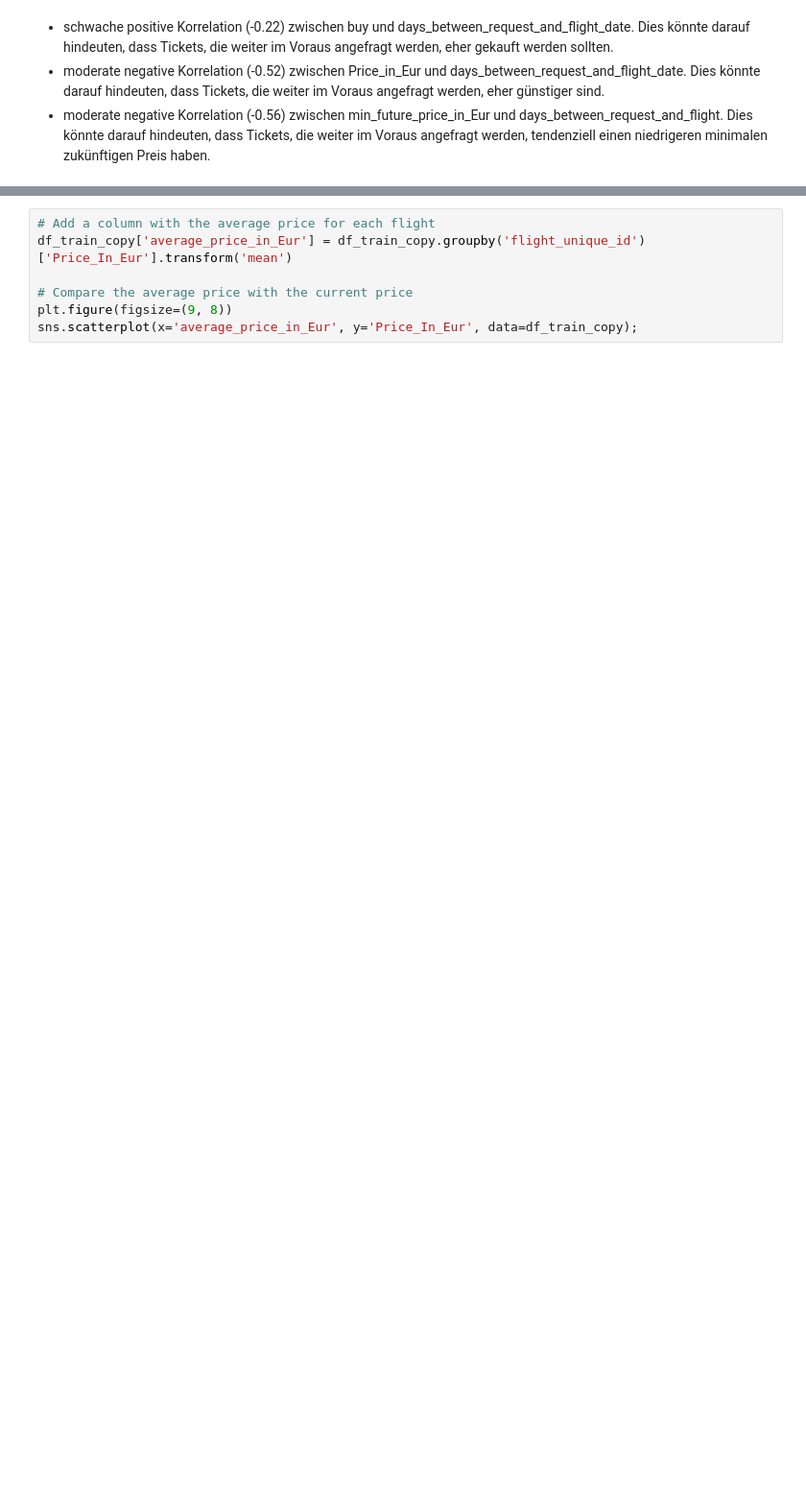
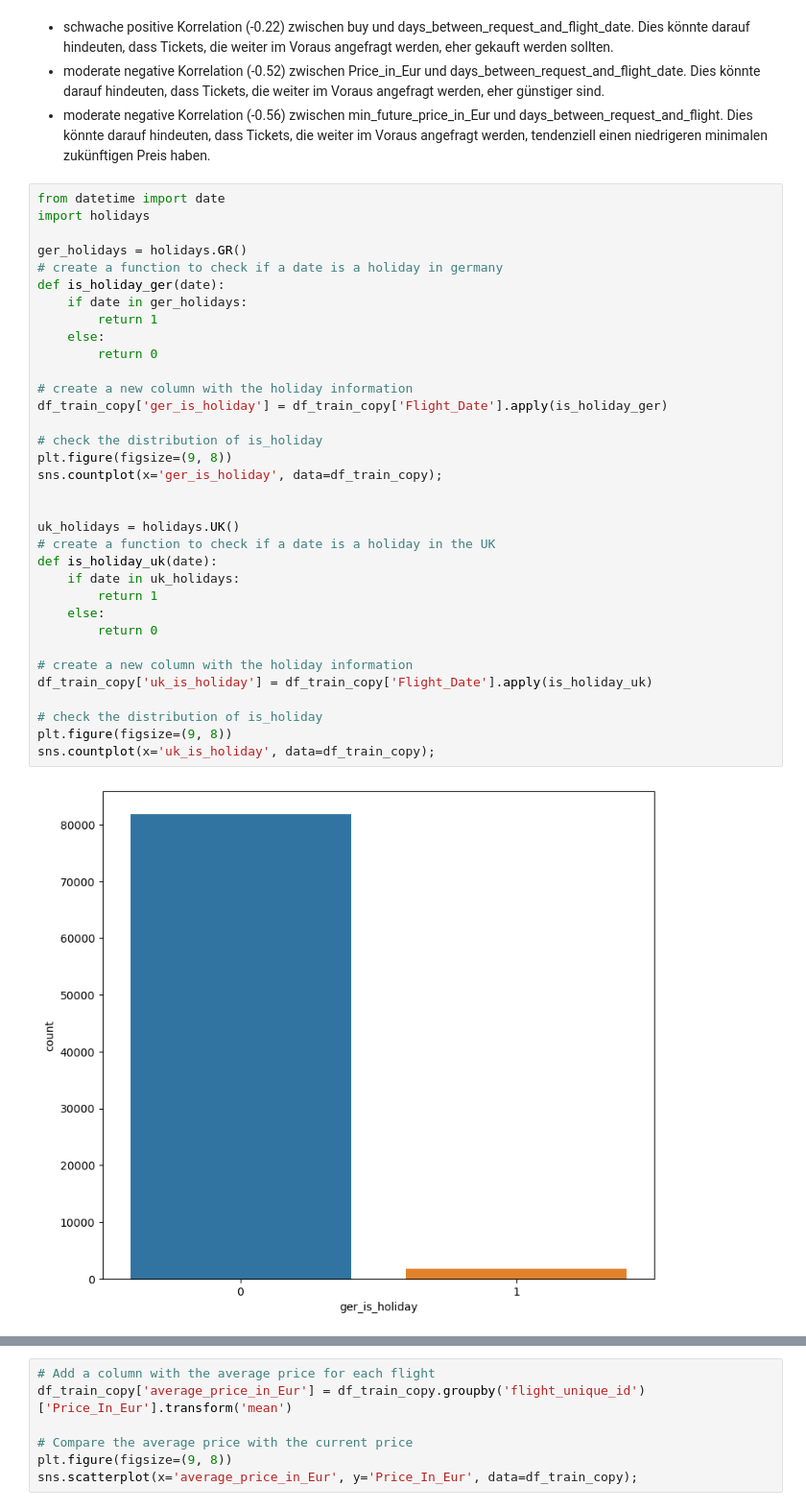
Before and after one commit to ahirsch-github/flight-price-prediction, a Jupyter notebook: flight-price-prediction.ipynb, the cells around one changed output, grey strips where cells are left out. Shown at 96% size. Saved outputs shown, nothing was run; the diff lists cells and outputs as text; blank space fills up the shorter version.

Commit message:
feat(data-exploration): added holidays for uk and germany

```diff
--- a/flight-price-prediction.ipynb
+++ b/flight-price-prediction.ipynb
@@ -399,3 +399,39 @@ sns.heatmap(df_train_copy_corr.corr(), annot=True, cmap='coolwarm', fmt='.2f');
 - schwache positive Korrelation (-0.22) zwischen buy und days_between_request_and_flight_date. Dies könnte darauf hindeuten, dass Tickets, die weiter im Voraus angefragt werden, eher gekauft werden sollten.
 - moderate negative Korrelation (-0.52) zwischen Price_in_Eur und days_between_request_and_flight_date. Dies könnte darauf hindeuten, dass Tickets, die weiter im Voraus angefragt werden, eher günstiger sind.
 - moderate negative Korrelation (-0.56) zwischen min_future_price_in_Eur und days_between_request_and_flight. Dies könnte darauf hindeuten, dass Tickets, die weiter im Voraus angefragt werden, tendenziell einen niedrigeren minimalen zukünftigen Preis haben.
+# %%
+from datetime import date
+import holidays
+
+ger_holidays = holidays.GR()
+# create a function to check if a date is a holiday in germany
+def is_holiday_ger(date):
+    if date in ger_holidays:
+        return 1
+    else:
+        return 0
+
+# create a new column with the holiday information
+df_train_copy['ger_is_holiday'] = df_train_copy['Flight_Date'].apply(is_holiday_ger)
+
+# check the distribution of is_holiday
+plt.figure(figsize=(9, 8))
+sns.countplot(x='ger_is_holiday', data=df_train_copy);
+
+
+uk_holidays = holidays.UK()
+# create a function to check if a date is a holiday in the UK
+def is_holiday_uk(date):
+    if date in uk_holidays:
+        return 1
+    else:
+        return 0
+
+# create a new column with the holiday information
+df_train_copy['uk_is_holiday'] = df_train_copy['Flight_Date'].apply(is_holiday_uk)
+
+# check the distribution of is_holiday
+plt.figure(figsize=(9, 8))
+sns.countplot(x='uk_is_holiday', data=df_train_copy);
+# %% [output]
+[figure, added]
```
Also changed, not shown: parts of 2 cells of this notebook.
